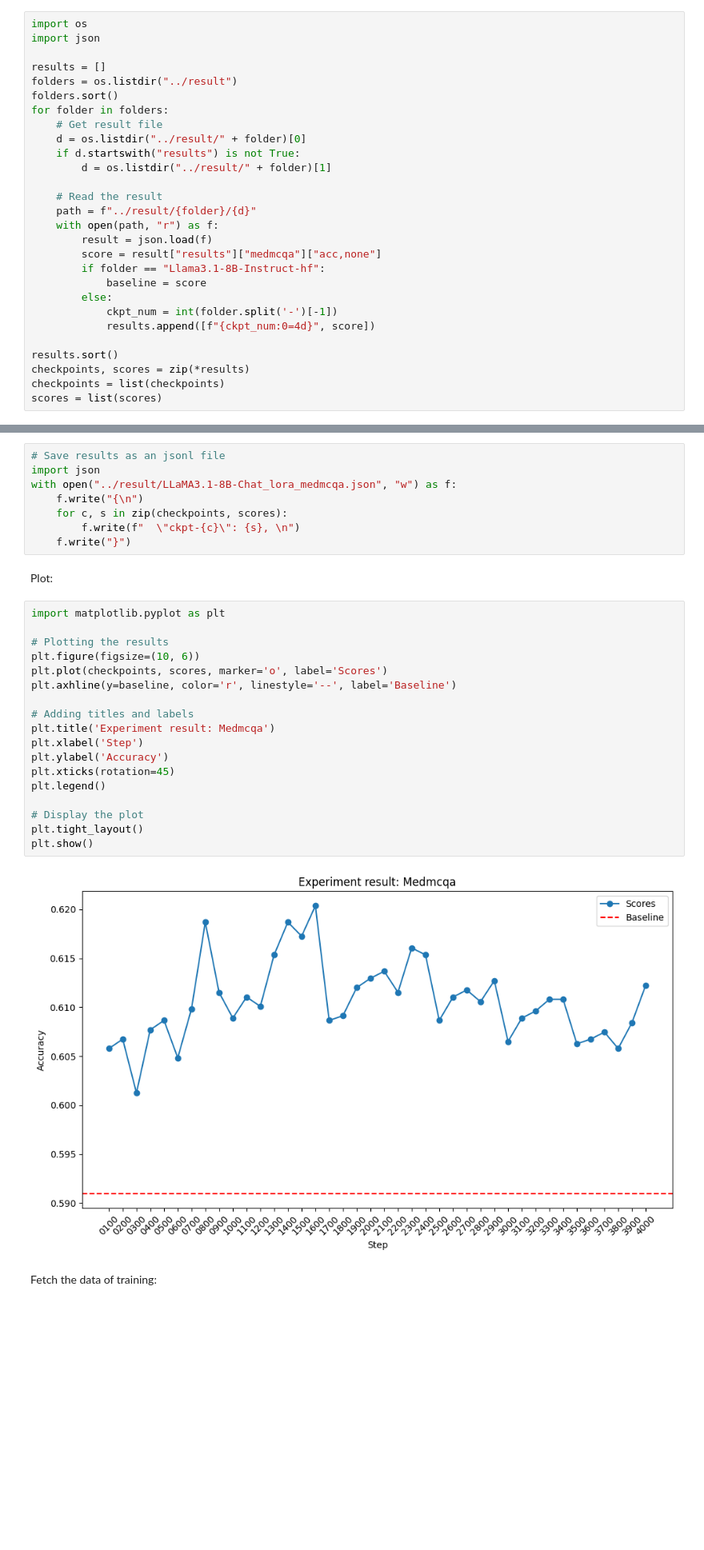
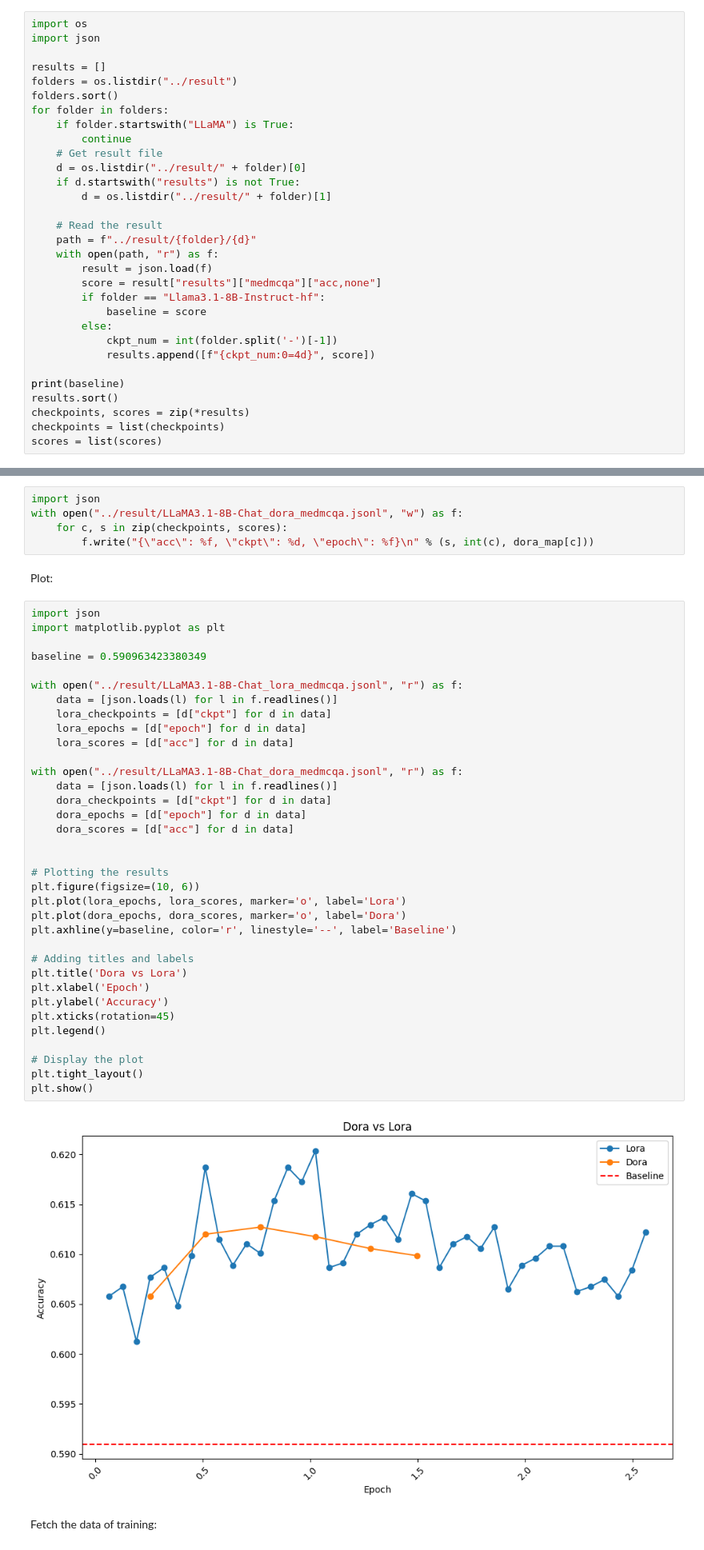
Before and after one commit to torrid-fish/llama-factory-experiment, a Jupyter notebook: scripts/plot.ipynb, the cells around one changed output, grey strips where cells are left out. Shown: that part at 80% size. Cells and saved outputs as stored; diff of their text form; blank space fills up the shorter version.

```diff
--- a/scripts/plot.ipynb
+++ b/scripts/plot.ipynb
@@ -10,6 +10,8 @@ results = []
 folders = os.listdir("../result")
 folders.sort()
 for folder in folders:
+    if folder.startswith("LLaMA") is True:
+        continue
     # Get result file
     d = os.listdir("../result/" + folder)[0]
     if d.startswith("results") is not True:
@@ -26,6 +28,7 @@ for folder in folders:
             ckpt_num = int(folder.split('-')[-1])
             results.append([f"{ckpt_num:0=4d}", score])
 
+print(baseline)
 results.sort()
 checkpoints, scores = zip(*results)
 checkpoints = list(checkpoints)
@@ -35,33 +62,47 @@ Merge the result as one json file:
 # %%
-# Save results as an jsonl file
 import json
-with open("../result/LLaMA3.1-8B-Chat_lora_medmcqa.json", "w") as f:
-    f.write("{\n")
+with open("../result/LLaMA3.1-8B-Chat_dora_medmcqa.jsonl", "w") as f:
     for c, s in zip(checkpoints, scores):
-        f.write(f"  \"ckpt-{c}\": {s}, \n")
-    f.write("}")
+        f.write("{\"acc\": %f, \"ckpt\": %d, \"epoch\": %f}\n" % (s, int(c), dora_map[c]))
 # %% [markdown]
 Plot:
 # %%
+import json
 import matplotlib.pyplot as plt
+
+baseline = 0.590963423380349
+
+with open("../result/LLaMA3.1-8B-Chat_lora_medmcqa.jsonl", "r") as f:
+    data = [json.loads(l) for l in f.readlines()]
+    lora_checkpoints = [d["ckpt"] for d in data]
+    lora_epochs = [d["epoch"] for d in data]
+    lora_scores = [d["acc"] for d in data]
+
+with open("../result/LLaMA3.1-8B-Chat_dora_medmcqa.jsonl", "r") as f:
+    data = [json.loads(l) for l in f.readlines()]
+    dora_checkpoints = [d["ckpt"] for d in data]
+    dora_epochs = [d["epoch"] for d in data]
+    dora_scores = [d["acc"] for d in data]
+
 
 # Plotting the results
 plt.figure(figsize=(10, 6))
-plt.plot(checkpoints, scores, marker='o', label='Scores')
+plt.plot(lora_epochs, lora_scores, marker='o', label='Lora')
+plt.plot(dora_epochs, dora_scores, marker='o', label='Dora')
 plt.axhline(y=baseline, color='r', linestyle='--', label='Baseline')
 
 # Adding titles and labels
-plt.title('Experiment result: Medmcqa')
-plt.xlabel('Step')
+plt.title('Dora vs Lora')
+plt.xlabel('Epoch')
 plt.ylabel('Accuracy')
 plt.xticks(rotation=45)
 plt.legend()
 
 # Display the plot
 plt.tight_layout()
 plt.show()
 # %% [output]
-[figure, old version]
+[figure, new version]
 # %% [markdown]
 Fetch the data of training:
 # %%
```
Also changed, not shown: parts of 10 cells of this notebook, 15 other files.
